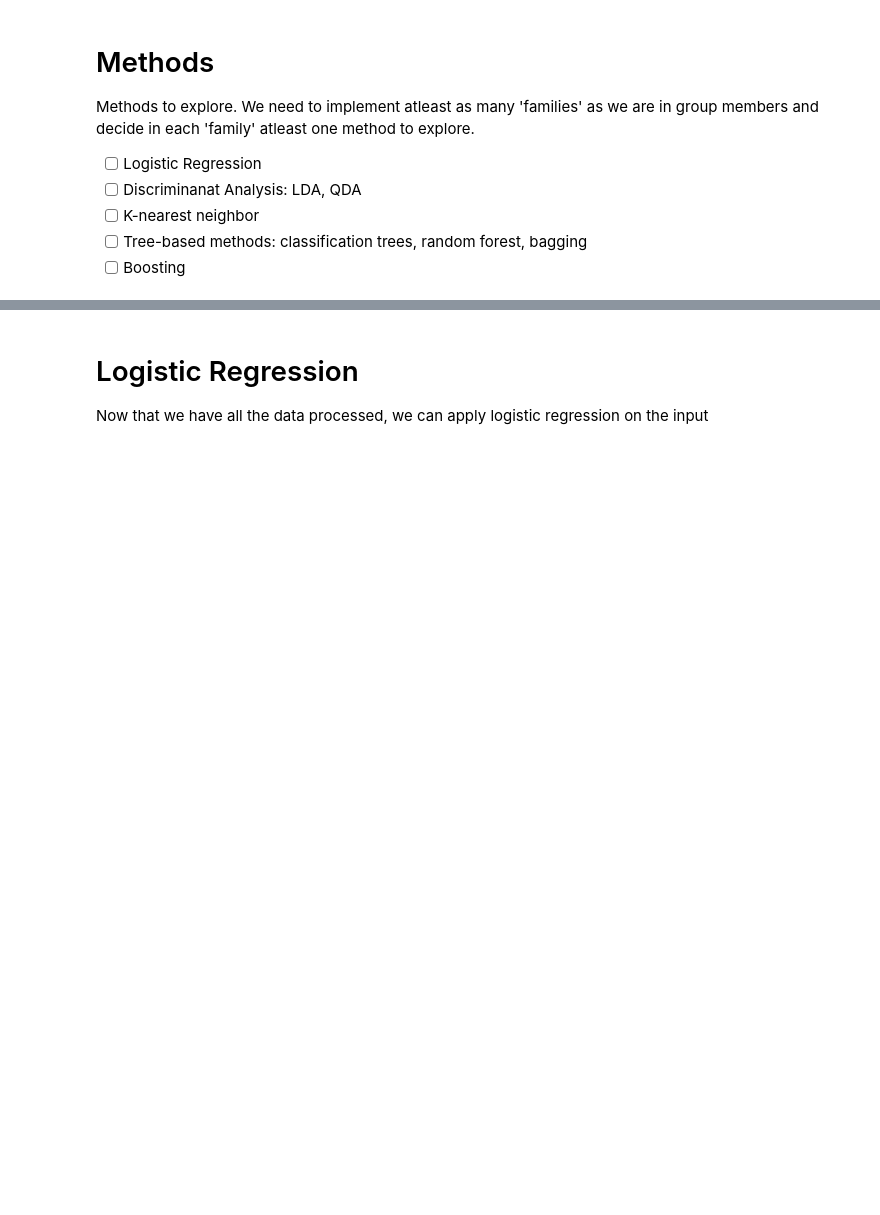
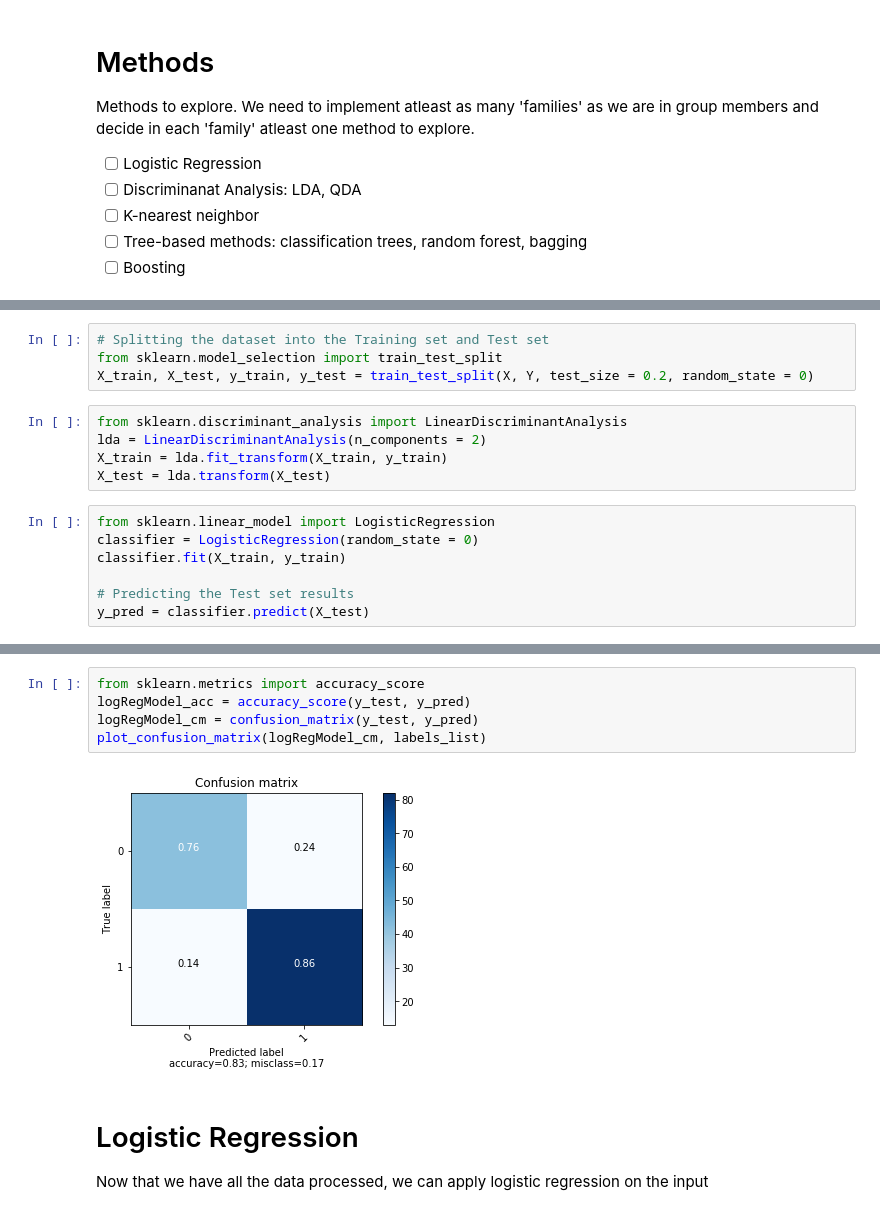
Before and after one commit to ankurshukla03/sml_project, a Jupyter notebook: songs-classification.ipynb, the cells around one changed output, grey strips where cells are left out. Cells and saved outputs as stored; diff of their text form; blank space fills up the shorter version.

```diff
--- a/songs-classification.ipynb
+++ b/songs-classification.ipynb
@@ -221,0 +234,16 @@ with plt.style.context('seaborn-whitegrid'):
+# %%
+# Splitting the dataset into the Training set and Test set
+from sklearn.model_selection import train_test_split
+X_train, X_test, y_train, y_test = train_test_split(X, Y, test_size = 0.2, random_state = 0)
+# %%
+from sklearn.discriminant_analysis import LinearDiscriminantAnalysis
+lda = LinearDiscriminantAnalysis(n_components = 2)
+X_train = lda.fit_transform(X_train, y_train)
+X_test = lda.transform(X_test)
+# %%
+from sklearn.linear_model import LogisticRegression
+classifier = LogisticRegression(random_state = 0)
+classifier.fit(X_train, y_train)
+
+# Predicting the Test set results
+y_pred = classifier.predict(X_test)
@@ -222,3 +260,10 @@ with plt.style.context('seaborn-whitegrid'):
+# %%
+from sklearn.metrics import accuracy_score
+logRegModel_acc = accuracy_score(y_test, y_pred)
+logRegModel_cm = confusion_matrix(y_test, y_pred)
+plot_confusion_matrix(logRegModel_cm, labels_list)
+# %% [output]
+[figure, added]
 # %% [markdown]
 # Logistic Regression
 
```
Also changed, not shown: parts of 9 cells of this notebook.
